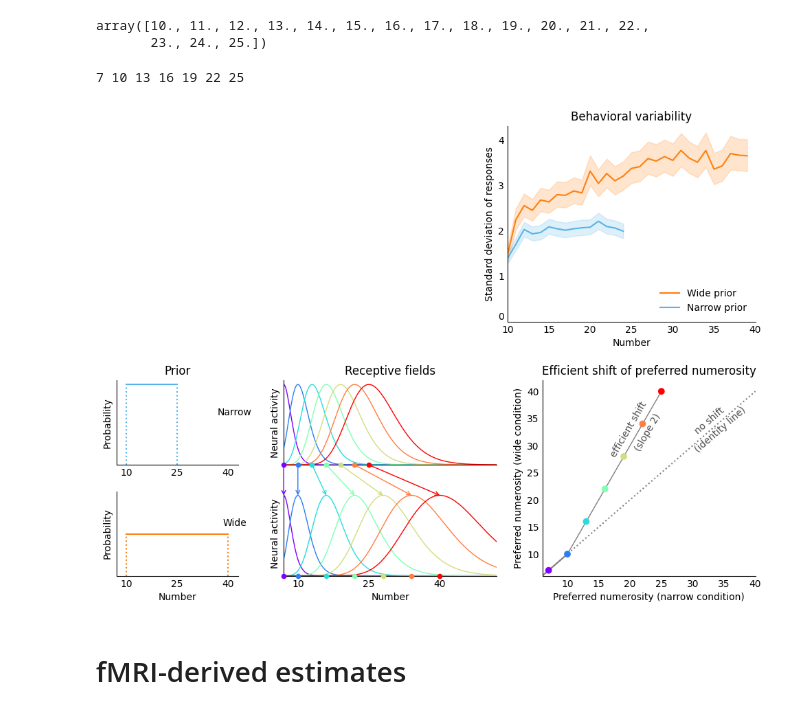
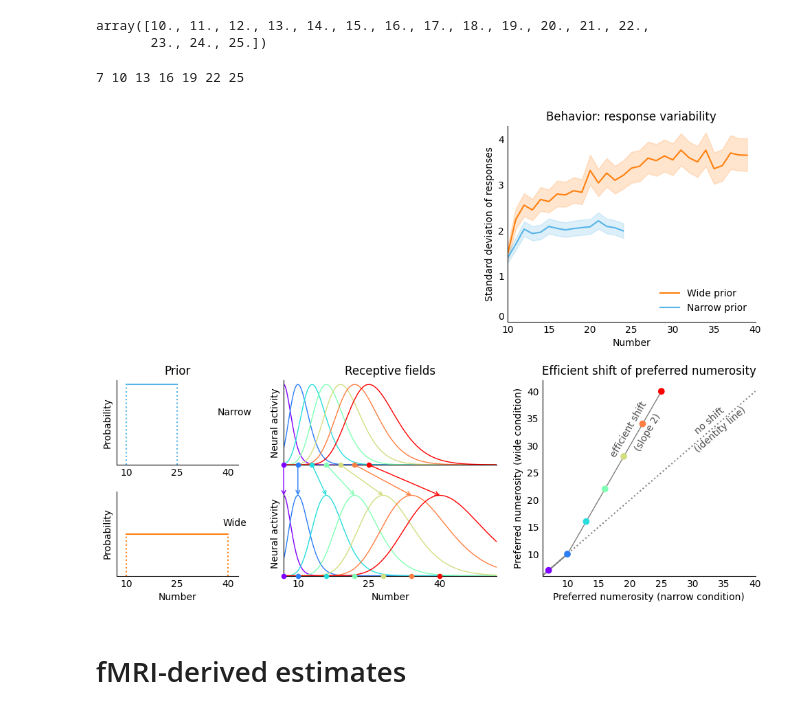
Before and after one commit to Gilles86/neural_priors, a Jupyter notebook: notebooks/stan_output.ipynb, the cells around one changed output. Cells and saved outputs as stored; diff of their text form; code cells hidden in the pictures.

Commit message:
small stan stuff

```diff
--- a/notebooks/stan_output.ipynb
+++ b/notebooks/stan_output.ipynb
@@ -18,8 +18,8 @@ W_WIDE   = 30.
 HW_NARROW = W_NARROW/2
 HW_WIDE   = W_WIDE/2
 # %%
-#summary = pd.read_csv('stan/outputs/summaries/results_20250804142343.csv', index_col=0)
+summary = pd.read_csv('stan/outputs/summaries/results_20250815154906.csv', index_col=0)
 #summary = pd.read_csv('stan/outputs/summaries_30/results_20250804212421.csv', index_col=0) # prior on m_0 -> 30
-summary = pd.read_csv('stan/outputs/summaries_30/results_20250804214456.csv', index_col=0) # prior on m_0 -> 30, prior on sigma_0 -> 10
+#summary = pd.read_csv('stan/outputs/summaries_30/results_20250804214456.csv', index_col=0) # prior on m_0 -> 30, prior on sigma_0 -> 10
 summary
 # %% [output]
@@ -272,7 +272,7 @@ axStdDev = fig.add_subplot(gs_top[0, 6:])
 plot_subjects_stan(ax_m=None, ax_sigma=axStdDev)
 #axs[0].legend(loc='upper left')
 #axs[0].set_title('Mean response')
-axStdDev.set_title('Behavioral variability')
+axStdDev.set_title('Behavior: response variability')
 axStdDev.set_xlim(10,40)
 axStdDev.set_ylim(0,None)
 axStdDev.set_yticks([0,1,2,3,4])
@@ -333,35 +333,35 @@ for pref_n in pref_nums[:]:
     c = cmap( (pref_n-pref_nums[0])/(pref_nums[-1]-pref_nums[0]) )
     con = ConnectionPatch(xyA=(pref_n, 0), xyB=(pref_w, prf(pref_w,pref_w,sigma)), coordsA='data', coordsB='data',
             axesA=axRF_N, axesB=axRF_W, color=c, arrowstyle='->', linewidth=1, zorder=100)
     axRF_W.add_artist(con)
 
 axbig.scatter(pref_nums, pref_nums_w, c=cmap( (pref_nums-pref_nums[0])/(pref_nums[-1]-pref_nums[0]) ), zorder=1000, clip_on=False)
 axbig.plot([5,10], [5,10], c='grey')
 axbig.axline([10,10], slope=1, ls=':', c='grey')
 axbig.set_xlim(6, 40) # 28)
 axbig.plot([10,25],[10,40], c='grey', lw=1)
 #axbig.text(29.25, 29.8, 'no adaptation\n(identity line)', c=(.3,)*3, ma='center', rotation=np.degrees(np.arctan(1)), transform_rotates_text=True) # 34
 axbig.text(30, 30+2.15, 'no shift', c=(.3,)*3, ma='center', rotation=np.degrees(np.arctan(1)), transform_rotates_text=True) # 34
 axbig.text(30, 28.8, '(identity line)', c=(.3,)*3, ma='center', rotation=np.degrees(np.arctan(1)), transform_rotates_text=True) # 34
 # axbig.annotate('efficient adaptation\n(slope = 2)', xy=(20,30), xytext=(15, 35), c=(.2,)*3, ma='center', ha='center',
 #                arrowprops=dict(arrowstyle="->", connectionstyle="arc", color='grey'), ) # rotation=0,
 axbig.text(16.6, 28, 'efficient shift', c=(.3,)*3, ma='center', rotation=np.degrees(np.arctan(2)), transform_rotates_text=True)
 axbig.text(20.5, 29, '(slope 2)', c=(.3,)*3, ma='center', rotation=np.degrees(np.arctan(2)), transform_rotates_text=True)
 axbig.set_ylim(6, 42)
 axbig.set_xlabel('Preferred numerosity (narrow condition)')
 axbig.set_ylabel('Preferred numerosity (wide condition)')
 axbig.set_title('Efficient shift of preferred numerosity')
 axbig.set_xticks([10,15,20,25,30,35,40])
 fig.subplots_adjust(wspace=.25)
 
 sns.despine(fig=fig)
 for ax in fig.axes:
     ax.tick_params(axis='both', length=0)
 
-fig.savefig('figures/subjs_stddev_priors_effcod.pdf', bbox_inches='tight')
+#fig.savefig('figures/subjs_stddev_priors_effcod.pdf', bbox_inches='tight')
 # %% [output]
 7 10 13 16 19 22 25
-[figure, old version]
+[figure, new version]
 # %% [markdown]
 # fMRI-derived estimates
 # %%
```
Also changed, not shown: parts of 8 cells of this notebook, 2 other files.
